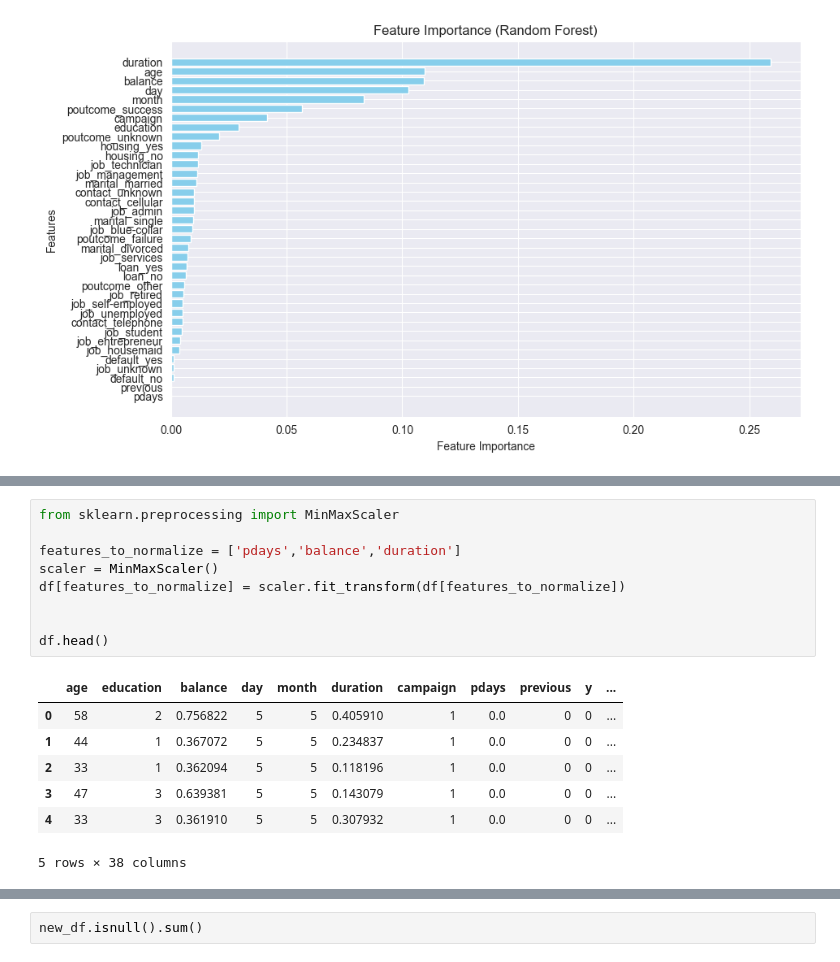
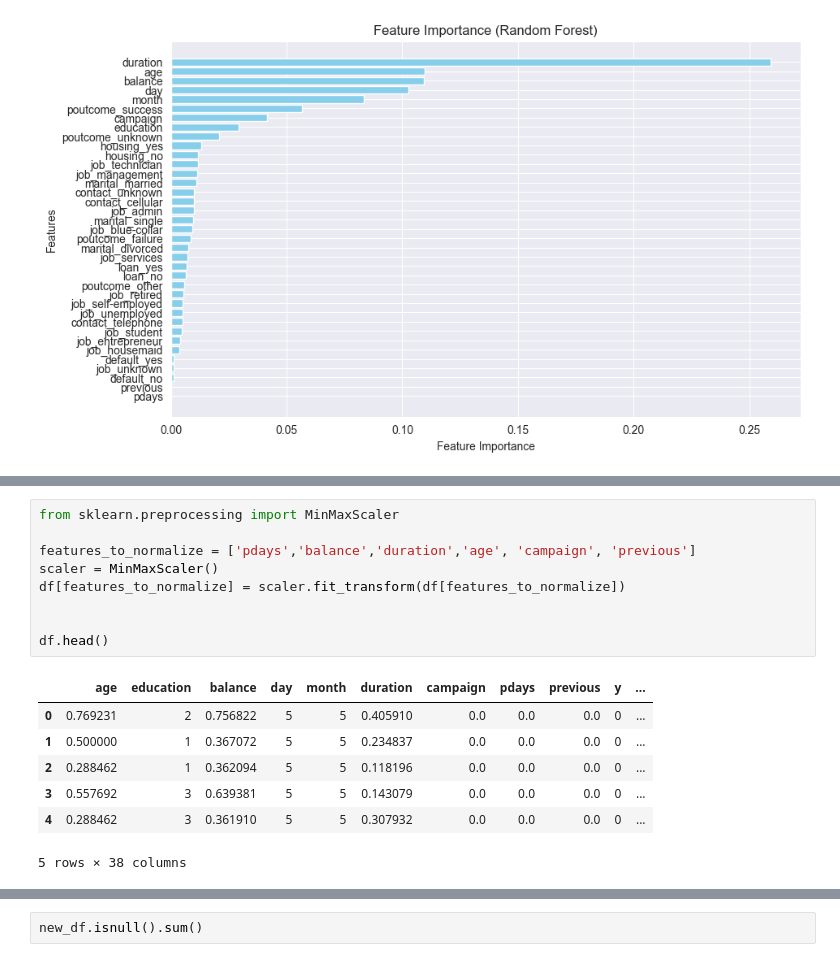
Before and after one commit to BinaraMendis7/Machine-learning, a Jupyter notebook: Feature_Engineering.ipynb, the cells around one changed output, grey strips where cells are left out. Drawn from its saved outputs; the diff is of its cells as text.

```diff
--- a/Feature_Engineering.ipynb
+++ b/Feature_Engineering.ipynb
@@ -385,17 +456,17 @@ plt.show()
 # %%
 from sklearn.preprocessing import MinMaxScaler
 
-features_to_normalize = ['pdays','balance','duration']
+features_to_normalize = ['pdays','balance','duration','age', 'campaign', 'previous']
 scaler = MinMaxScaler()
 df[features_to_normalize] = scaler.fit_transform(df[features_to_normalize])
 
 
 df.head()
 # %% [output]
 |  | age | education | balance | day | month | duration | campaign | pdays | previous | y | ... |
-| 0 | 58 | 2 | 0.756822 | 5 | 5 | 0.405910 | 1 | 0.0 | 0 | 0 | ... |
-| 1 | 44 | 1 | 0.367072 | 5 | 5 | 0.234837 | 1 | 0.0 | 0 | 0 | ... |
-| 2 | 33 | 1 | 0.362094 | 5 | 5 | 0.118196 | 1 | 0.0 | 0 | 0 | ... |
-| 3 | 47 | 3 | 0.639381 | 5 | 5 | 0.143079 | 1 | 0.0 | 0 | 0 | ... |
-| 4 | 33 | 3 | 0.361910 | 5 | 5 | 0.307932 | 1 | 0.0 | 0 | 0 | ... |
+| 0 | 0.769231 | 2 | 0.756822 | 5 | 5 | 0.405910 | 0.0 | 0.0 | 0.0 | 0 | ... |
+| 1 | 0.500000 | 1 | 0.367072 | 5 | 5 | 0.234837 | 0.0 | 0.0 | 0.0 | 0 | ... |
+| 2 | 0.288462 | 1 | 0.362094 | 5 | 5 | 0.118196 | 0.0 | 0.0 | 0.0 | 0 | ... |
+| 3 | 0.557692 | 3 | 0.639381 | 5 | 5 | 0.143079 | 0.0 | 0.0 | 0.0 | 0 | ... |
+| 4 | 0.288462 | 3 | 0.361910 | 5 | 5 | 0.307932 | 0.0 | 0.0 | 0.0 | 0 | ... |
 5 rows × 38 columns
```
Also changed, not shown: parts of 6 cells of this notebook, 1 other file.
